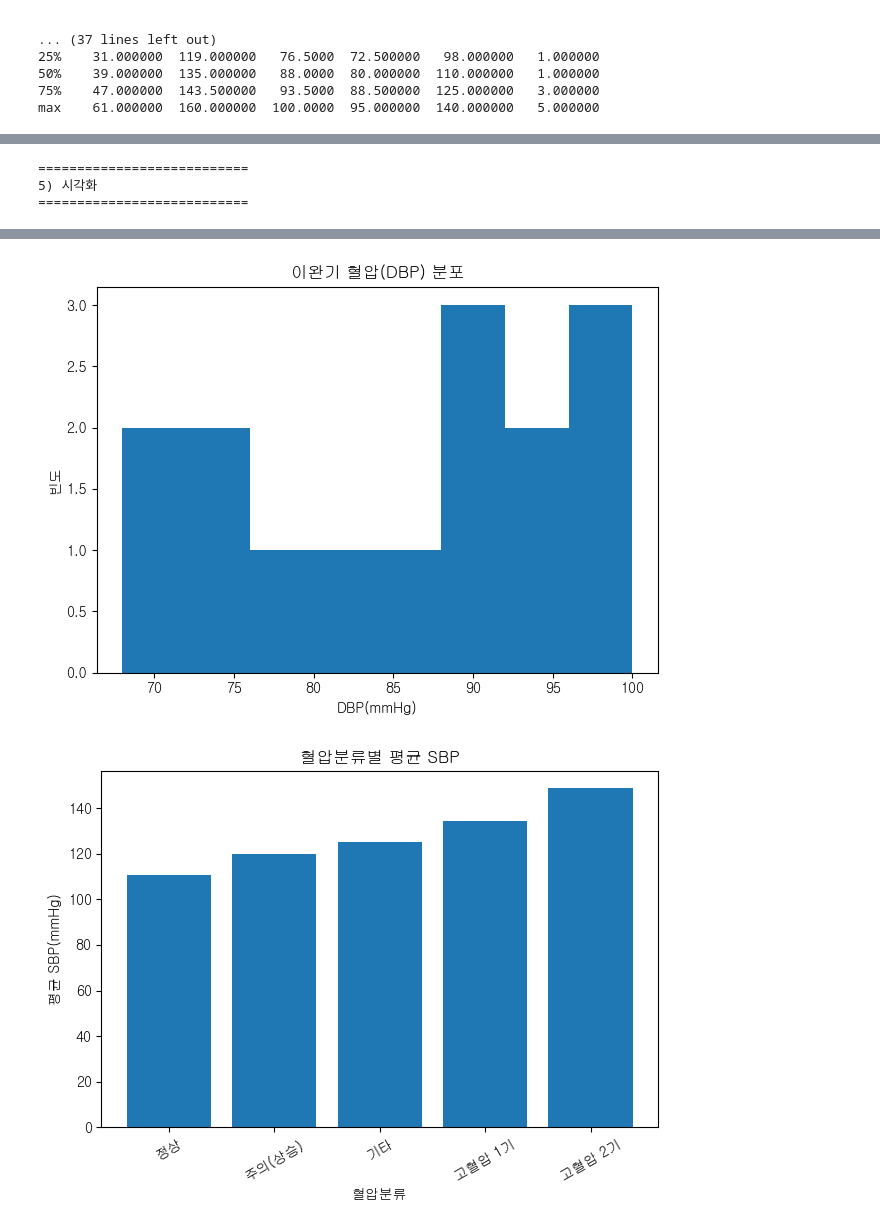
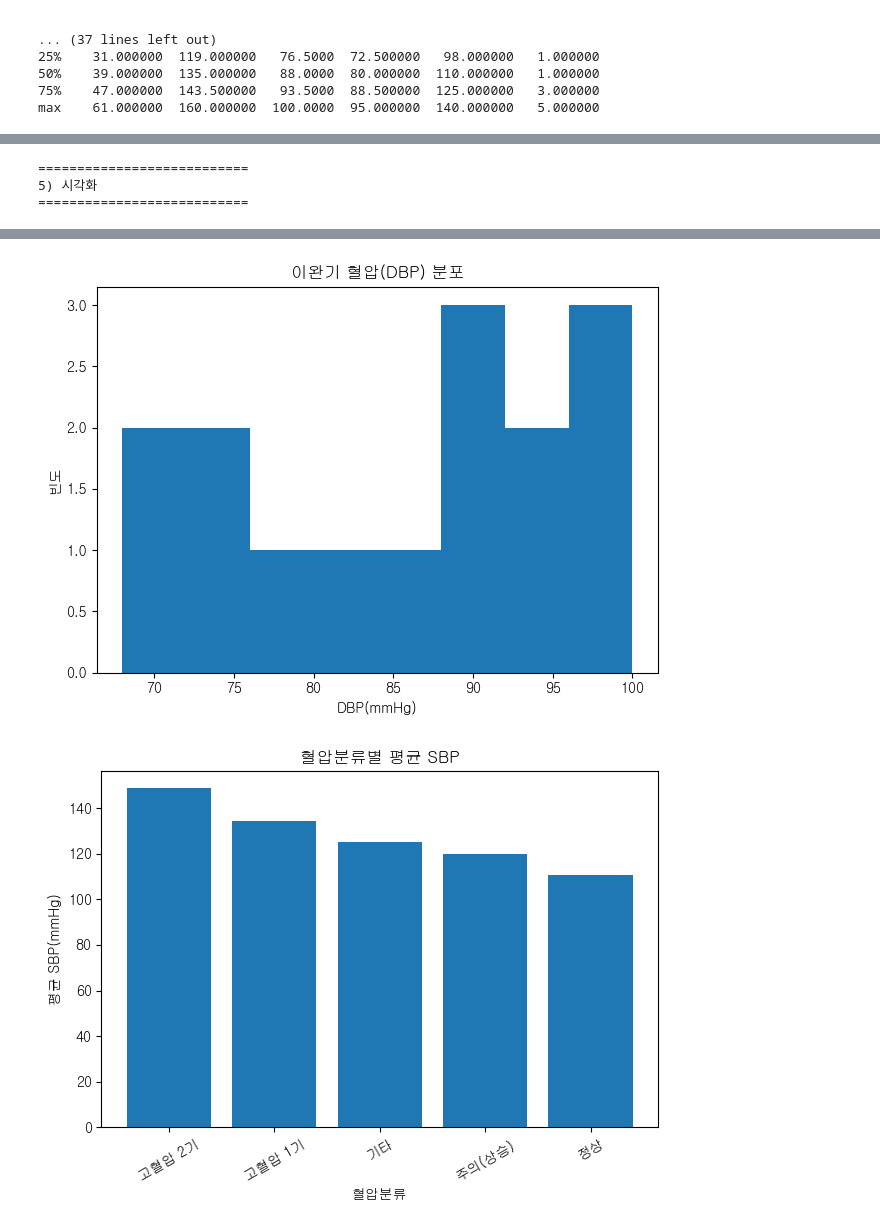
Before and after one commit to duddl6292/py_proj_2603, a Jupyter notebook: proj_01.ipynb, the cells around one changed output, grey strips where cells are left out. Saved outputs shown, nothing was run; the diff lists cells and outputs as text; code cells hidden in the pictures.

```diff
--- a/proj_01.ipynb
+++ b/proj_01.ipynb
@@ -467,7 +467,7 @@ plt.show()
 # -------------------------------------------------
 # 5-2 혈압분류별 평균 SBP 막대그래프
 # -------------------------------------------------
-bp_sbp_mean = df.groupby("혈압분류")["SBP(수축기)"].mean().sort_values()
+bp_sbp_mean = df.groupby("혈압분류")["SBP(수축기)"].mean().sort_values(ascending=False)
 plt.figure()
 plt.bar(bp_sbp_mean.index, bp_sbp_mean.values)
 plt.title("혈압분류별 평균 SBP")
@@ -495,34 +495,34 @@ plt.show()
 '''
 산점도 : 두 개의 숫자 변수 관계를 점(dot)으로 표현한 그래프
 '''
 plt.figure()
 plt.scatter(df["BMI"],df["SBP(수축기)"])
 plt.title("BMI와 SBP 관계(산점도)")
 plt.xlabel("BMI")
 plt.ylabel("SBP(mmHg)")
 plt.tight_layout()
 plt.show()
 
 # -------------------------------------------------
 # 5-5 측정일 기준 SBP 추이 (날짜별 평균)
 # -------------------------------------------------
 date_sbp = df.groupby("측정일")["SBP(수축기)"].mean()
 
 plt.figure()
 plt.plot(date_sbp.index, date_sbp.values)
 plt.title("측정일별 평균 SBP 추이")
 plt.xlabel("측정일")
 plt.ylabel("SBP(mmHg)")
 plt.xticks(rotation=30)
 plt.tight_layout()
 plt.show()
 # %% [output]
 ===========================
 5) 시각화
 ===========================
 [figure]
 [figure]
-[figure, old version]
+[figure, new version]
 [figure]
 [figure]
 [figure]
```
Also changed, not shown: parts of 1 cell of this notebook.
